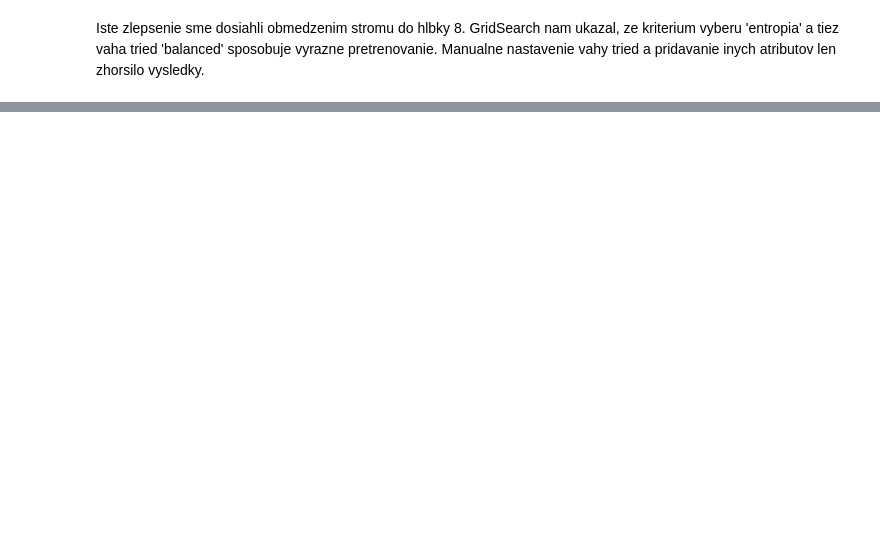
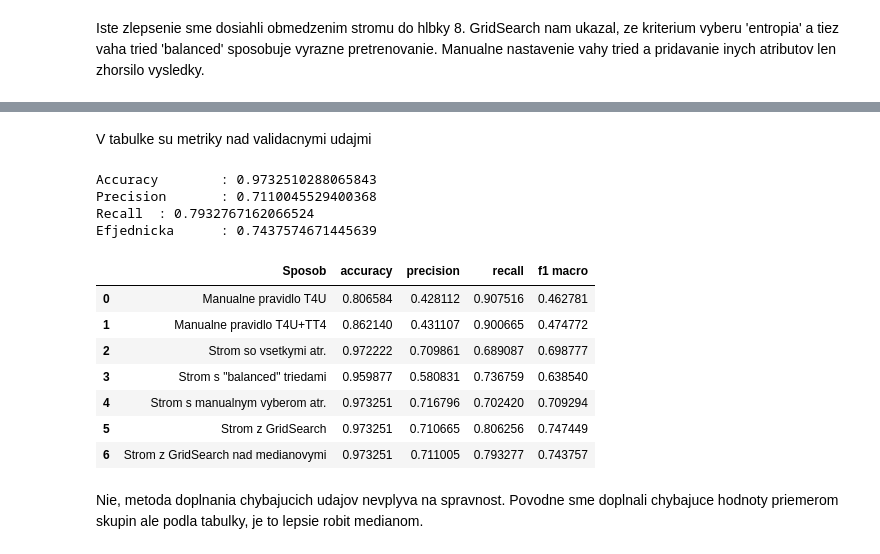
Before and after one commit to MatusPilnan/nadejny-informatik, a Jupyter notebook: utrzok-z-krabicky-od-elemiek.ipynb, the cells around one changed output, grey strips where cells are left out. Cells and saved outputs as stored; diff of their text form; code cells hidden in the pictures; blank space fills up the shorter version.

```diff
--- a/utrzok-z-krabicky-od-elemiek.ipynb
+++ b/utrzok-z-krabicky-od-elemiek.ipynb
@@ -425,0 +428,47 @@ porovnanie_vysledkov.head(20)
+# %% [markdown]
+V tabulke su metriky nad validacnymi udajmi
+# %%
+overovacie_medianove = pd.read_csv("data/predspracovane_medianove_valid.csv")
+trenovacie_medianove = pd.read_csv("data/predspracovane_medianove_train.csv")
+
+zakodovane_trenovacie_medianove = zakoduj(trenovacie_medianove)
+zakodovane_overovacie_medianove = zakoduj(overovacie_medianove)
+# %%
+clf_medianovy = DecisionTreeClassifier(class_weight=None, criterion='gini', max_depth=9,
+            max_features=None, max_leaf_nodes=None,
+            min_impurity_decrease=0.0, min_impurity_split=None,
+            min_samples_leaf=3, min_samples_split=2,
+            min_weight_fraction_leaf=0.0, presort=False, random_state=0,
+            splitter='best')
+X = zakodovane_trenovacie_medianove.drop('class', axis=1)
+y = zakodovane_trenovacie_medianove['class']
+clf_medianovy.fit(X, y)
+pred = clf_medianovy.predict(zakodovane_overovacie_medianove.drop('class', axis=1))
+a = accuracy_score(zakodovane_overovacie_medianove['class'], pred)
+p = precision_score(zakodovane_overovacie_medianove['class'], pred, average='macro')
+r = recall_score(zakodovane_overovacie_medianove['class'], pred, average='macro')
+f = f1_score(zakodovane_overovacie_medianove['class'], pred, average='macro')
+porovnanie_vysledkov = porovnanie_vysledkov.append({'Sposob': 'Strom z GridSearch nad medianovymi', 'accuracy': a, 'precision': p, 'recall': r, 'f1 macro': f}, ignore_index=True)
+print('Accuracy \t: ' + str(a))
+print('Precision\t: ' + str(p))
+print('Recall \t: ' + str(r))
+print('Efjednicka\t: ' + str(f))
+# %% [output]
+Accuracy        : 0.9732510288065843
+Precision       : 0.7110045529400368
+Recall  : 0.7932767162066524
+Efjednicka      : 0.7437574671445639
+# %%
+porovnanie_vysledkov.head(20)
+# %% [output]
+|  | Sposob | accuracy | precision | recall | f1 macro |
+| 0 | Manualne pravidlo T4U | 0.806584 | 0.428112 | 0.907516 | 0.462781 |
+| 1 | Manualne pravidlo T4U+TT4 | 0.862140 | 0.431107 | 0.900665 | 0.474772 |
+| 2 | Strom so vsetkymi atr. | 0.972222 | 0.709861 | 0.689087 | 0.698777 |
+| 3 | Strom s "balanced" triedami | 0.959877 | 0.580831 | 0.736759 | 0.638540 |
+| 4 | Strom s manualnym vyberom atr. | 0.973251 | 0.716796 | 0.702420 | 0.709294 |
+| 5 | Strom z GridSearch | 0.973251 | 0.710665 | 0.806256 | 0.747449 |
+| 6 | Strom z GridSearch nad medianovymi | 0.973251 | 0.711005 | 0.793277 | 0.743757 |
+# %% [markdown]
+Nie, metoda doplnania chybajucich udajov nevplyva na spravnost.
+Povodne sme doplnali chybajuce hodnoty priemerom skupin ale podla tabulky, je to lepsie robit medianom.
```
Also changed, not shown: parts of 12 cells of this notebook, 2 other files.
